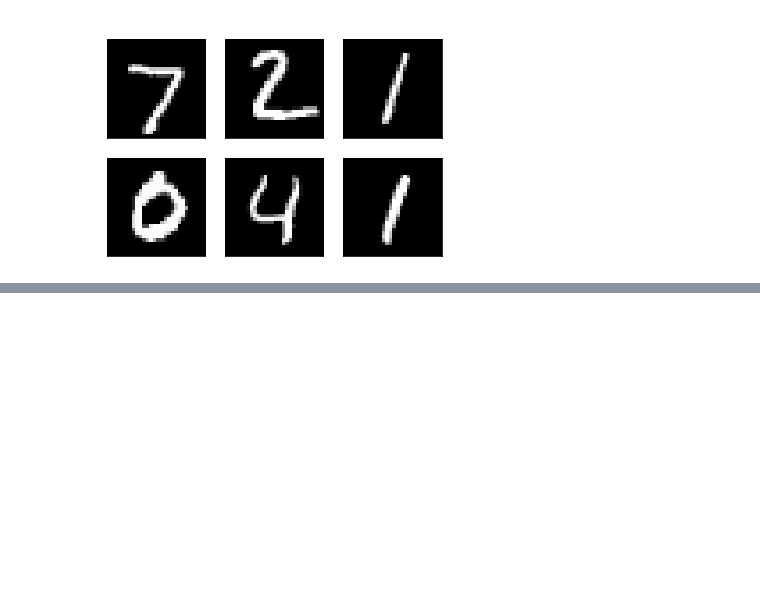
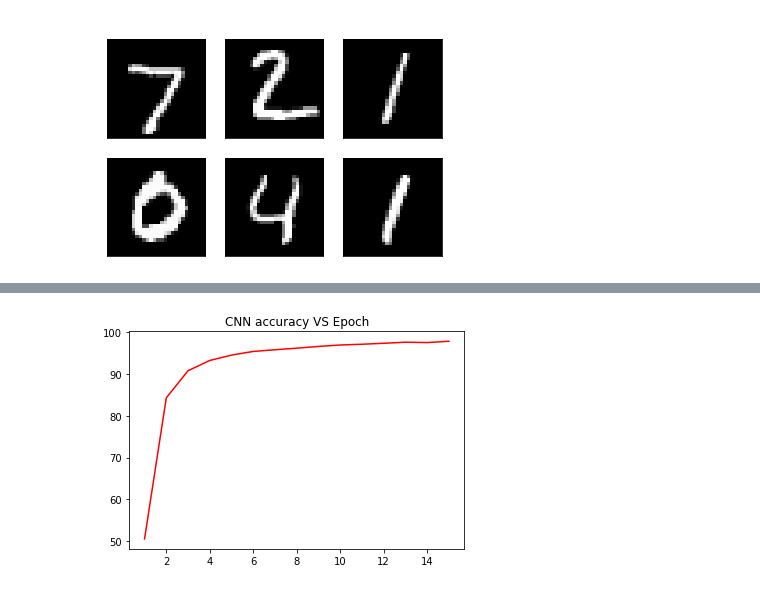
Before and after one commit to DineshchandarR/CPSC-8430-Deep-Learning-001, a Jupyter notebook: HW1/HW1.1_MNIST.ipynb, the cells around one changed output, grey strips where cells are left out. Saved outputs shown, nothing was run; the diff lists cells and outputs as text; code cells hidden in the pictures; blank space fills up the shorter version.

```diff
--- a/HW1/HW1.1_MNIST.ipynb
+++ b/HW1/HW1.1_MNIST.ipynb
@@ -197,0 +296,7 @@ Accuracy of the network on the test images: 98.2 %
+# %%
+#plot
+plt.plot(train_epoch2,train_acc2,color="red")
+plt.title('CNN accuracy VS Epoch')
+plt.show()
+# %% [output]
+[figure, added]
```
Also changed, not shown: parts of 30 cells of this notebook.
